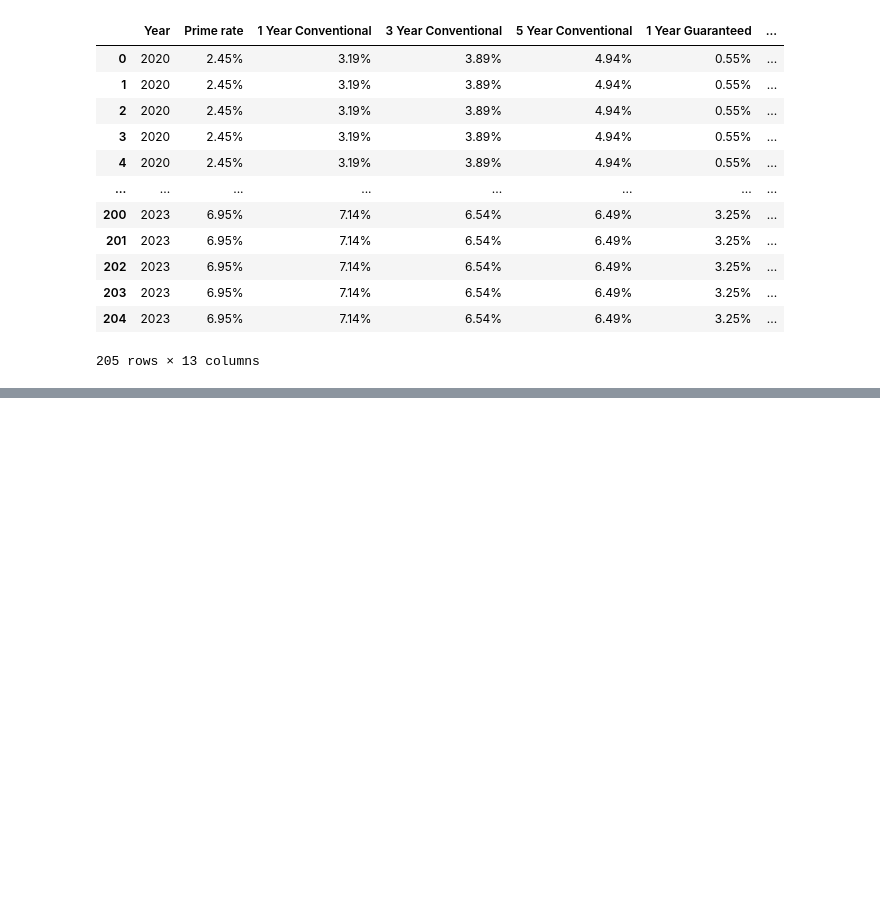
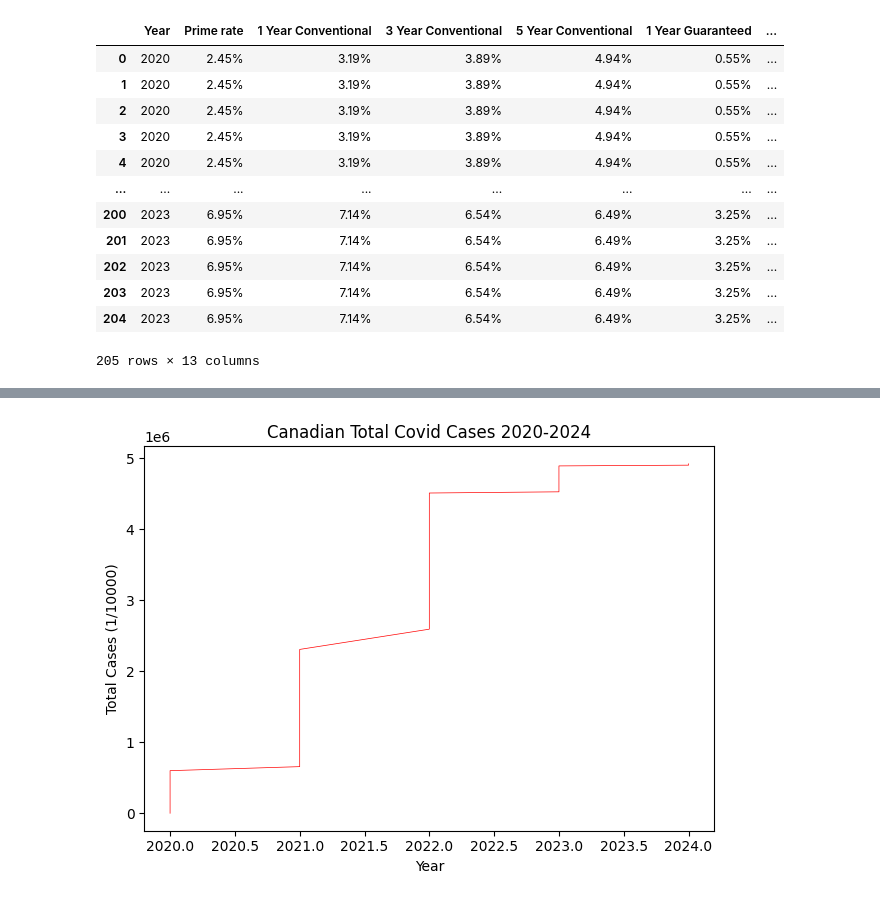
Before and after one commit to JasleenShergill/Covid-s-Effect-on-Real-Estate, a Jupyter notebook: interest_vs_infection_rate.ipynb, the cells around one changed output, grey strips where cells are left out. Drawn from its saved outputs; the diff is of its cells as text; code cells hidden in the pictures; blank space fills up the shorter version.

```diff
--- a/interest_vs_infection_rate.ipynb
+++ b/interest_vs_infection_rate.ipynb
@@ -165,0 +224,11 @@ clean_cov_int_rate_df.dropna()
+# %%
+# Plotting Total Cases vs Year
+plt.plot(clean_cov_int_rate_df["Year"], clean_cov_int_rate_df["Total Cases"], color = "r", linewidth = "0.5")
+plt.xlabel("Year")
+plt.ylabel("Total Cases (1/10000)")
+plt.title("Canadian Total Covid Cases 2020-2024")
+plt.tight_layout()
+plt.savefig("Output_data/Total_Cases_vs_Year_lineplot.png")
+plt.show()
+# %% [output]
+[figure, added]
```
Also changed, not shown: parts of 7 cells of this notebook, 5 other files.
